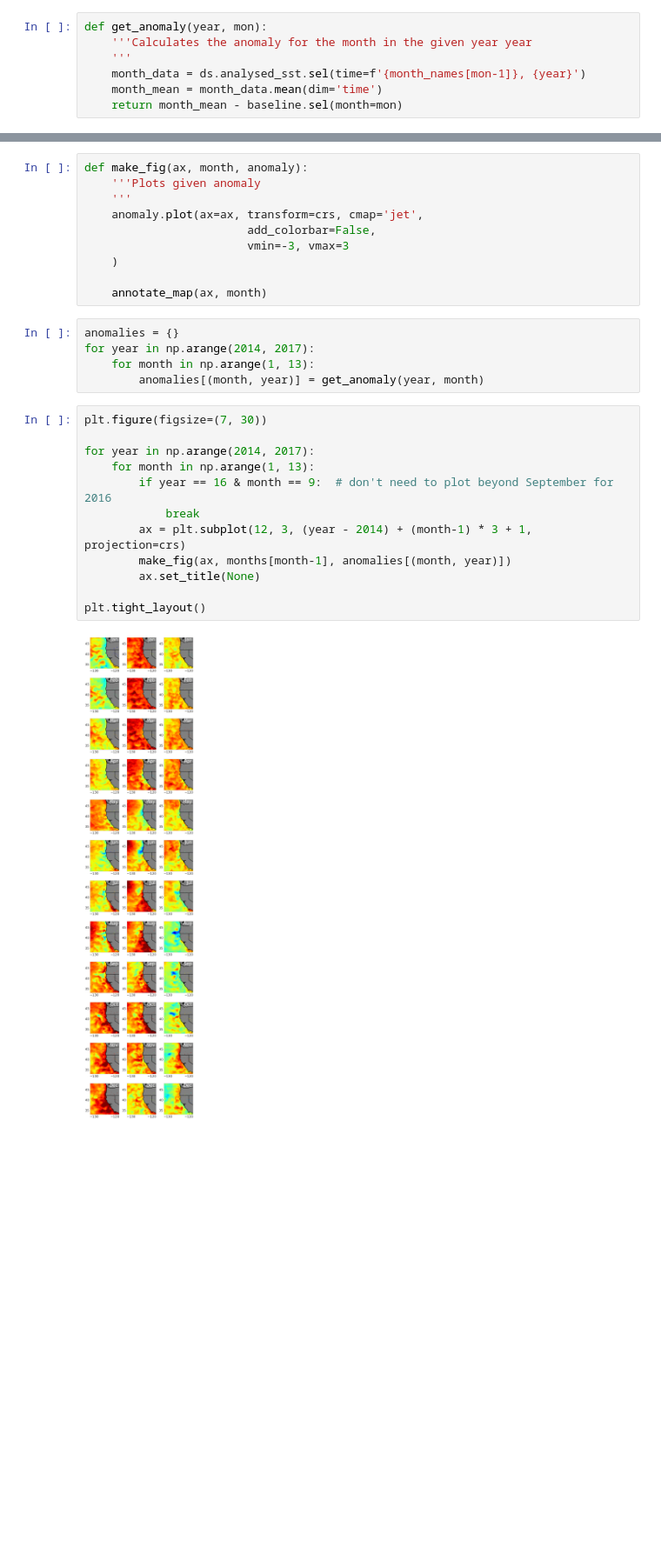
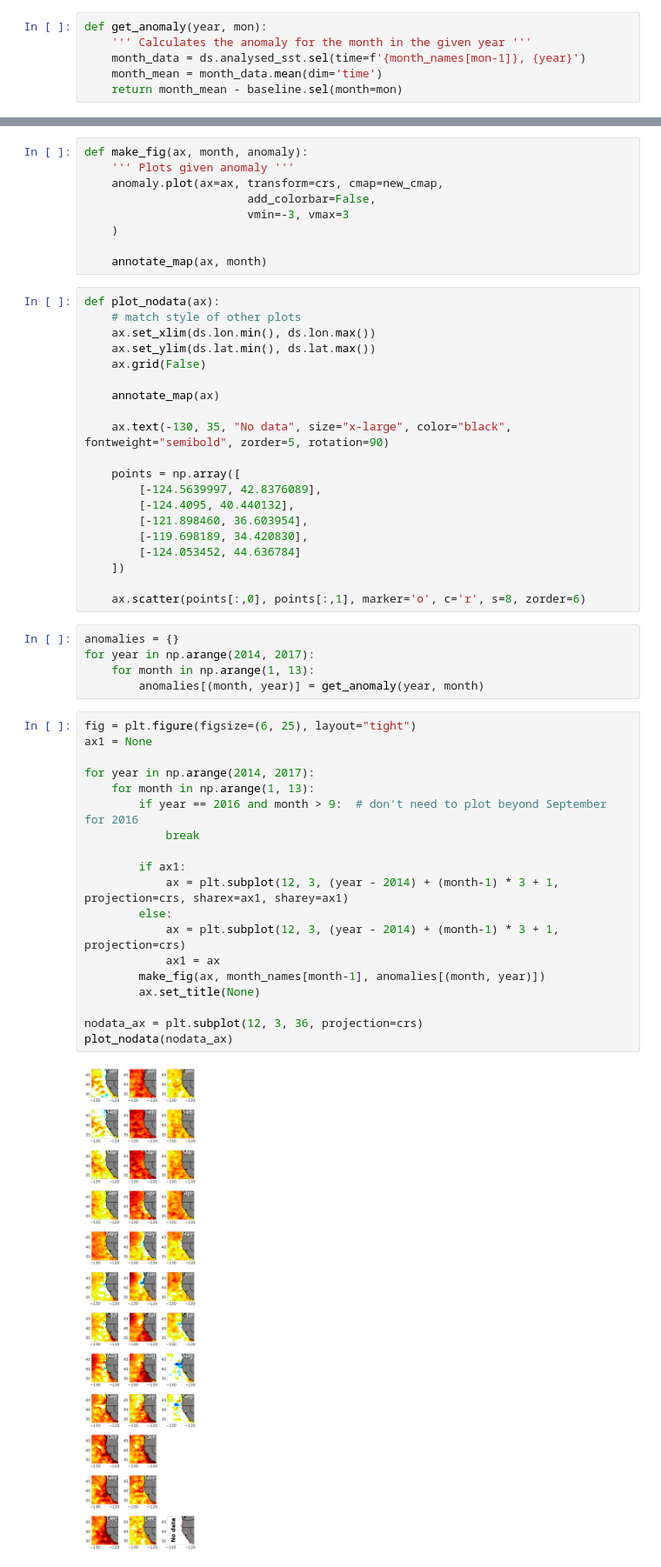
Before and after one commit to UCB-stat-159-s23/hw03-Group27, a Jupyter notebook: climate-Q04.ipynb, the cells around one changed output, grey strips where cells are left out. Shown: that part at 87% size. Cells and saved outputs as stored; diff of their text form; blank space fills up the shorter version.

Commit message:
add nodata plot

```diff
--- a/climate-Q04.ipynb
+++ b/climate-Q04.ipynb
@@ -44,8 +44,7 @@ We now plot the anomalies for 2014, 2015, and 2016 (only through September for 2
 month_names = ['Jan', 'Feb', 'Mar', 'Apr', 'May', 'Jun', 'Jul', 'Aug', 'Sep', 'Oct', 'Nov', 'Dec']
 # %%
 def get_anomaly(year, mon):
-    '''Calculates the anomaly for the month in the given year year
-    '''
+    ''' Calculates the anomaly for the month in the given year '''
     month_data = ds.analysed_sst.sel(time=f'{month_names[mon-1]}, {year}')
     month_mean = month_data.mean(dim='time')
     return month_mean - baseline.sel(month=mon)
@@ -72,29 +80,55 @@ def annotate_map(ax, month):
 # %%
 def make_fig(ax, month, anomaly):
-    '''Plots given anomaly
-    '''
-    anomaly.plot(ax=ax, transform=crs, cmap='jet',
+    ''' Plots given anomaly '''
+    anomaly.plot(ax=ax, transform=crs, cmap=new_cmap,
                         add_colorbar=False,
                         vmin=-3, vmax=3
     )
 
     annotate_map(ax, month)
+# %%
+def plot_nodata(ax):
+    # match style of other plots
+    ax.set_xlim(ds.lon.min(), ds.lon.max())
+    ax.set_ylim(ds.lat.min(), ds.lat.max())
+    ax.grid(False)
+
+    annotate_map(ax)
+
+    ax.text(-130, 35, "No data", size="x-large", color="black", fontweight="semibold", zorder=5, rotation=90)
+
+    points = np.array([
+        [-124.5639997, 42.8376089],
+        [-124.4095, 40.440132],
+        [-121.898460, 36.603954],
+        [-119.698189, 34.420830],
+        [-124.053452, 44.636784]
+    ])
+
+    ax.scatter(points[:,0], points[:,1], marker='o', c='r', s=8, zorder=6)
 # %%
 anomalies = {}
 for year in np.arange(2014, 2017):
     for month in np.arange(1, 13):
         anomalies[(month, year)] = get_anomaly(year, month)
 # %%
-plt.figure(figsize=(7, 30))
+fig = plt.figure(figsize=(6, 25), layout="tight")
+ax1 = None
 
 for year in np.arange(2014, 2017):
     for month in np.arange(1, 13):
-        if year == 16 & month == 9:  # don't need to plot beyond September for 2016
+        if year == 2016 and month > 9:  # don't need to plot beyond September for 2016
             break
-        ax = plt.subplot(12, 3, (year - 2014) + (month-1) * 3 + 1, projection=crs)
-        make_fig(ax, months[month-1], anomalies[(month, year)])
+
+        if ax1:
+            ax = plt.subplot(12, 3, (year - 2014) + (month-1) * 3 + 1, projection=crs, sharex=ax1, sharey=ax1)
+        else:
+            ax = plt.subplot(12, 3, (year - 2014) + (month-1) * 3 + 1, projection=crs)
+            ax1 = ax
+        make_fig(ax, month_names[month-1], anomalies[(month, year)])
         ax.set_title(None)
 
-plt.tight_layout()
+nodata_ax = plt.subplot(12, 3, 36, projection=crs)
+plot_nodata(nodata_ax)
 # %% [output]
-[figure, old version]
+[figure, new version]
```
Also changed, not shown: parts of 2 cells of this notebook.
